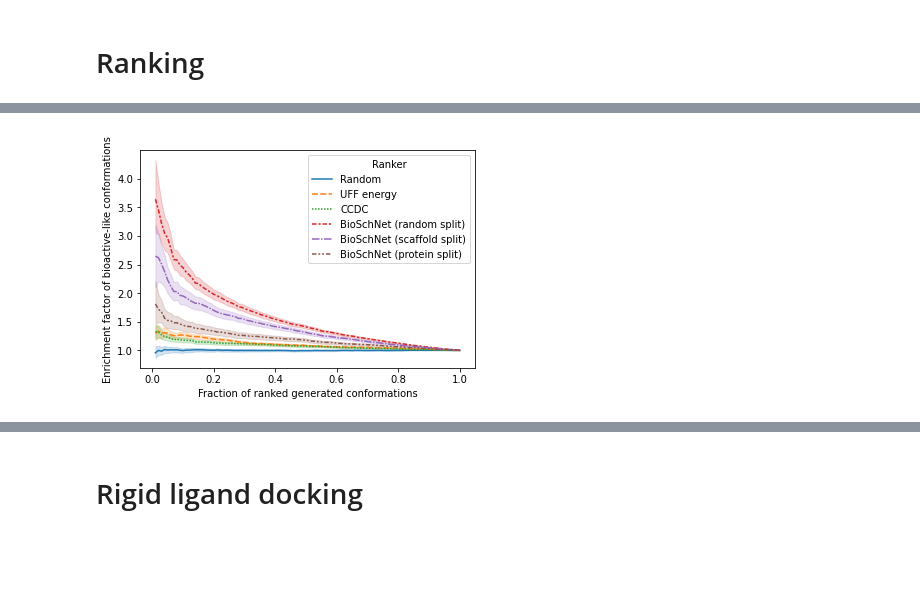
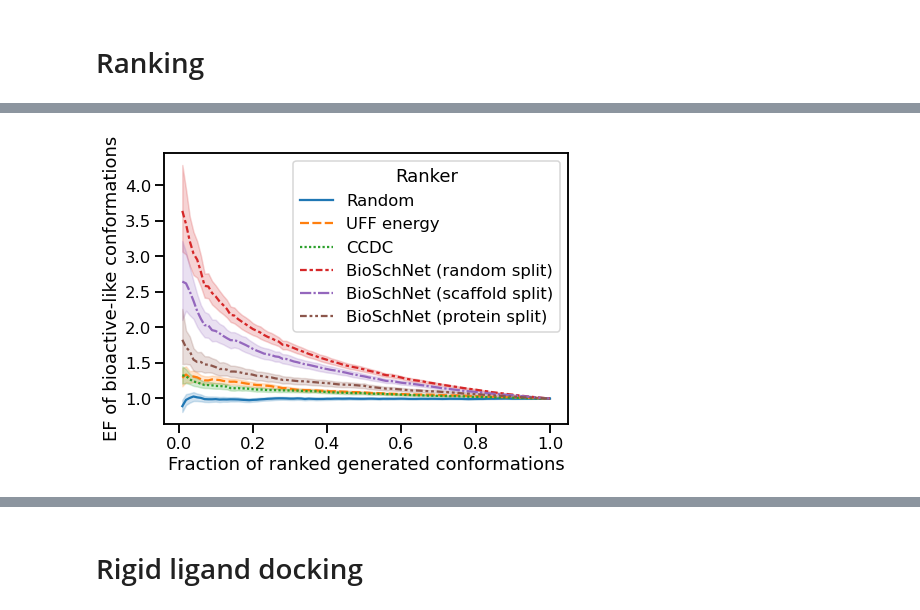
Before and after one commit to bbaillif/bioactive_conformation_predictor, a Jupyter notebook: compare_models.ipynb, the cells around one changed output, grey strips where cells are left out. Saved outputs shown, nothing was run; the diff lists cells and outputs as text; code cells hidden in the pictures; blank space fills up the shorter version.

```diff
--- a/compare_models.ipynb
+++ b/compare_models.ipynb
@@ -55,7 +91,8 @@ for split in splits :
 
             working_dir = os.path.join(results_dir, evaluation_name)
             for task in tasks :
-                dataset_results_path = os.path.join(working_dir, f'dataset_results_{task}.p')
+                task_dir = os.path.join(working_dir, task)
+                dataset_results_path = os.path.join(task_dir, f'dataset_results.p')
                 with open(dataset_results_path, 'rb') as f:
                     dataset_results = pickle.load(f)
 
@@ -265,32 +384,39 @@ grouped_data
+# %%
+ranker_name_to_clean = {'random' : 'Random',
+                                     'energy' : 'UFF energy',
+                                     'ccdc' : 'CCDC',
+                                     'model_random' : 'BioSchNet (random split)',
+                                     'model_scaffold' : 'BioSchNet (scaffold split)',
+                                     'model_protein' : 'BioSchNet (protein split)'}
 # %%
 dataset = 'pdbbind'
+task = 'all'
 df = pd.DataFrame()
 xlabel = 'Fraction of ranked generated conformations'
-ylabel = 'Enrichment factor of bioactive-like conformations'
+ylabel = 'EF of bioactive-like conformations'
 for split in splits :
     evaluation_name = f'{split}_split_0_{dataset}'
     ef_df_path = os.path.join('results/',
-                             evaluation_name,
-                             'ef_df.csv')
+                              evaluation_name,
+                              task,
+                              'ef_df.csv')
     ef_df = pd.read_csv(ef_df_path, index_col=0)
     ef_df['ranker'] = ef_df['ranker'].replace({'model' : f'model_{split}'})
     ef_df = ef_df.rename({'Fraction' : xlabel,
                           'Enrichment factor' : ylabel}, axis=1)
     df = df.append(ef_df, ignore_index=True)
 
-df['Ranker'] = df['ranker'].replace({'random' : 'Random',
-                                     'energy' : 'UFF energy',
-                                     'ccdc' : 'CCDC',
-                                     'model_random' : 'BioSchNet (random split)',
-                                     'model_scaffold' : 'BioSchNet (scaffold split)',
-                                     'model_protein' : 'BioSchNet (protein split)'})
+df['Ranker'] = df['ranker'].replace(ranker_name_to_clean)
 
-sns.lineplot(data=df, x=xlabel, y=ylabel, hue='Ranker', style='Ranker')
-#plt.title(f'Generated conformation ranking evaluation ({dataset})')
-plt.xlabel('Fraction of ranked generated conformations')
-fig_path = os.path.join('figures/',
-                        f'efs_{dataset}.png')
-plt.savefig(fig_path, dpi=300)
-plt.show()
+with sns.plotting_context('talk') :
+    plt.figure(figsize=(7, 5))
+    sns.lineplot(data=df, x=xlabel, y=ylabel, hue='Ranker', style='Ranker')
+    #plt.title(f'Generated conformation ranking evaluation ({dataset})')
+    plt.xlabel('Fraction of ranked generated conformations')
+    fig_path = os.path.join('figures/',
+                            f'efs_{dataset}.png')
+    plt.tight_layout()
+    plt.savefig(fig_path, dpi=300)
+    plt.show()
 # %% [output]
-[figure, old version]
+[figure, new version]
```
Also changed, not shown: parts of 38 cells of this notebook, 15 other files.
